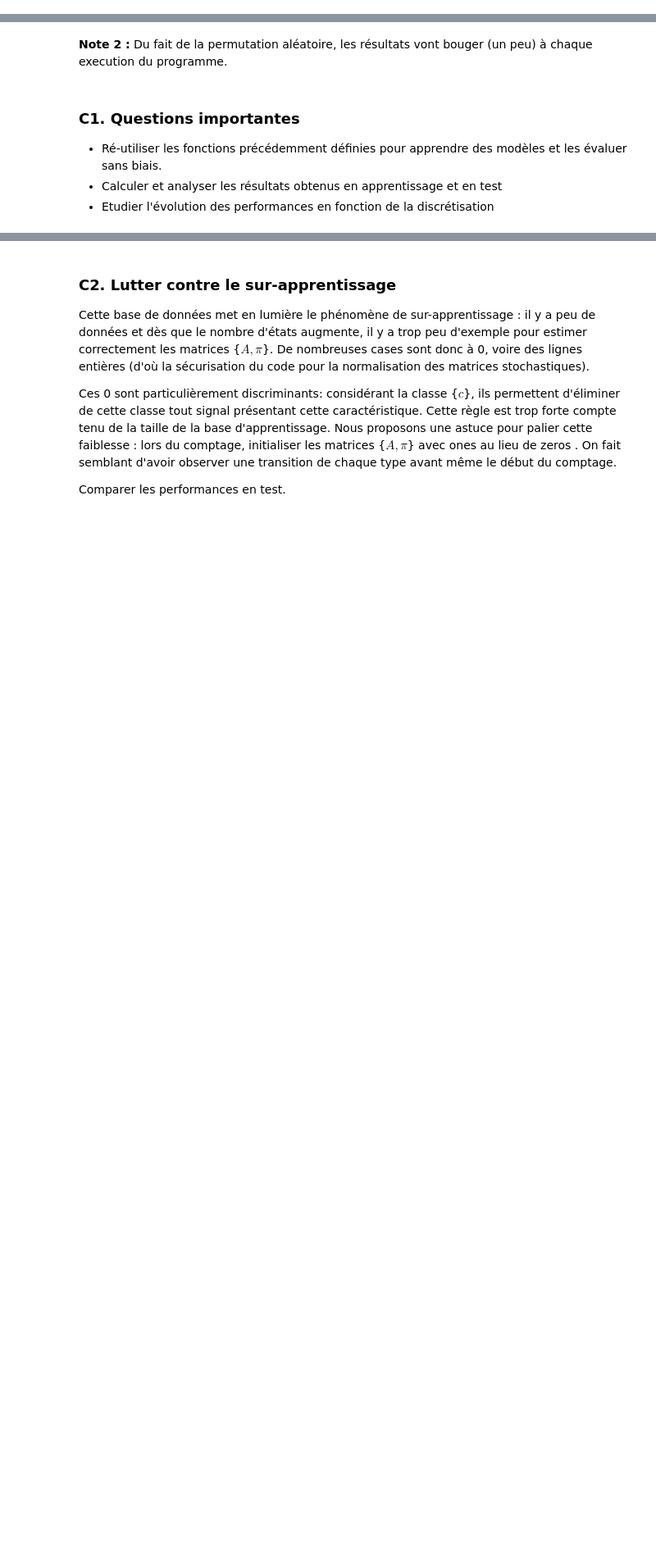
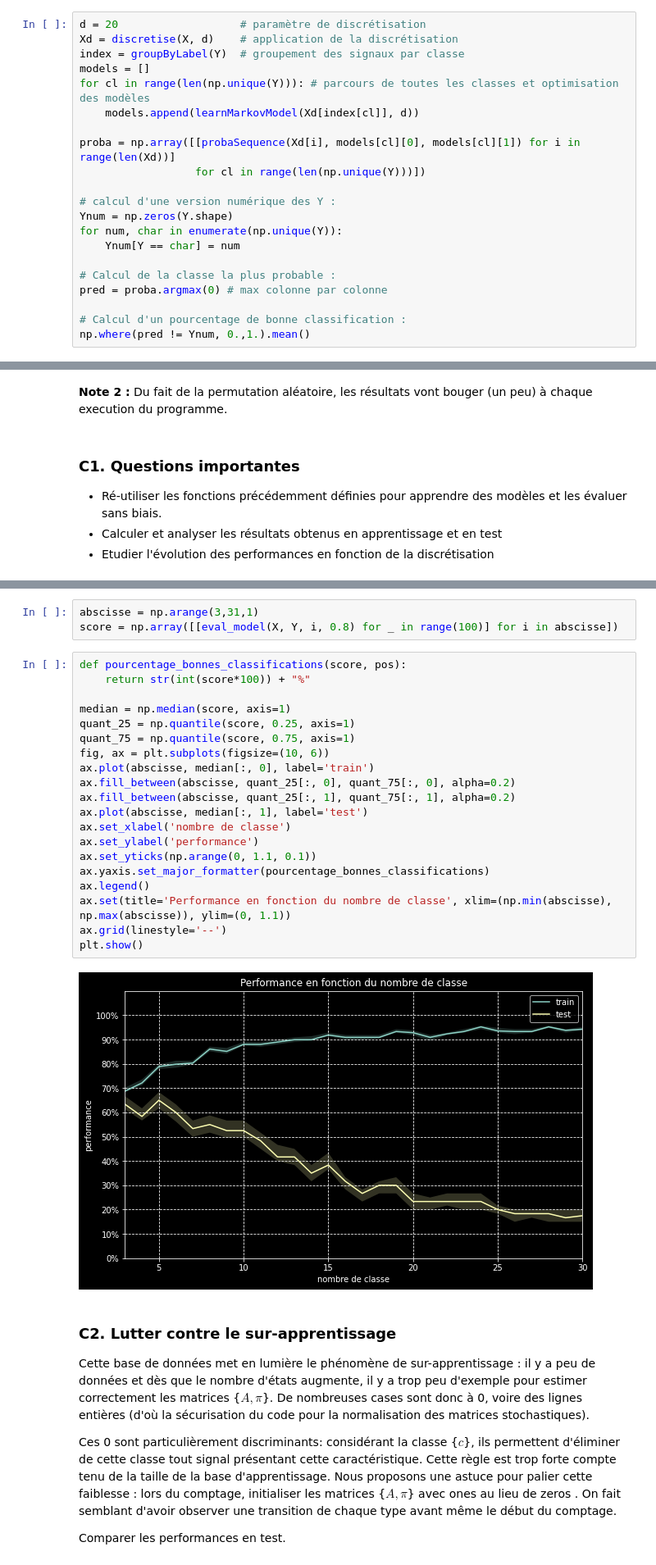
Before and after one commit to White-On/MAPSI_TME_2022, a Jupyter notebook: TME6/Markov_lettres.ipynb, the cells around one changed output, grey strips where cells are left out. Shown: that part at 82% size. Cells and saved outputs as stored; diff of their text form; blank space fills up the shorter version.

```diff
--- a/TME6/Markov_lettres.ipynb
+++ b/TME6/Markov_lettres.ipynb
@@ -264,3 +286,24 @@ pred = proba.argmax(0) # max colonne par colonne
 np.where(pred != Ynum, 0.,1.).mean()
 # %% [output]
 0.6902985074626866
+# %%
+d = 20                   # paramètre de discrétisation
+Xd = discretise(X, d)    # application de la discrétisation
+index = groupByLabel(Y)  # groupement des signaux par classe
+models = []
+for cl in range(len(np.unique(Y))): # parcours de toutes les classes et optimisation des modèles
+    models.append(learnMarkovModel(Xd[index[cl]], d))
+
+proba = np.array([[probaSequence(Xd[i], models[cl][0], models[cl][1]) for i in range(len(Xd))]
+                  for cl in range(len(np.unique(Y)))])
+
+# calcul d'une version numérique des Y :
+Ynum = np.zeros(Y.shape)
+for num, char in enumerate(np.unique(Y)):
+    Ynum[Y == char] = num
+
+# Calcul de la classe la plus probable :
+pred = proba.argmax(0) # max colonne par colonne
+
+# Calcul d'un pourcentage de bonne classification :
+np.where(pred != Ynum, 0.,1.).mean()
@@ -348,3 +428,28 @@ IndexError: list index out of range
+# %%
+abscisse = np.arange(3,31,1)
+score = np.array([[eval_model(X, Y, i, 0.8) for _ in range(100)] for i in abscisse])
+# %%
+def pourcentage_bonnes_classifications(score, pos):
+    return str(int(score*100)) + "%"
+
+median = np.median(score, axis=1)
+quant_25 = np.quantile(score, 0.25, axis=1)
+quant_75 = np.quantile(score, 0.75, axis=1)
+fig, ax = plt.subplots(figsize=(10, 6))
+ax.plot(abscisse, median[:, 0], label='train')
+ax.fill_between(abscisse, quant_25[:, 0], quant_75[:, 0], alpha=0.2)
+ax.fill_between(abscisse, quant_25[:, 1], quant_75[:, 1], alpha=0.2)
+ax.plot(abscisse, median[:, 1], label='test')
+ax.set_xlabel('nombre de classe')
+ax.set_ylabel('performance')
+ax.set_yticks(np.arange(0, 1.1, 0.1))
+ax.yaxis.set_major_formatter(pourcentage_bonnes_classifications)
+ax.legend()
+ax.set(title='Performance en fonction du nombre de classe', xlim=(np.min(abscisse), np.max(abscisse)), ylim=(0, 1.1))
+ax.grid(linestyle='--')
+plt.show()
+# %% [output]
+[figure, added]
 # %% [markdown]
 ### C2. Lutter contre le sur-apprentissage
 Cette base de données met en lumière le phénomène de sur-apprentissage : il y a peu de données et dès que le nombre d'états augmente, il y a trop peu d'exemple pour estimer correctement les matrices {$A, \pi$}. De nombreuses cases sont donc à 0, voire des lignes entières (d'où la sécurisation du code pour la normalisation des matrices stochastiques).
```
Also changed, not shown: parts of 26 cells of this notebook.
